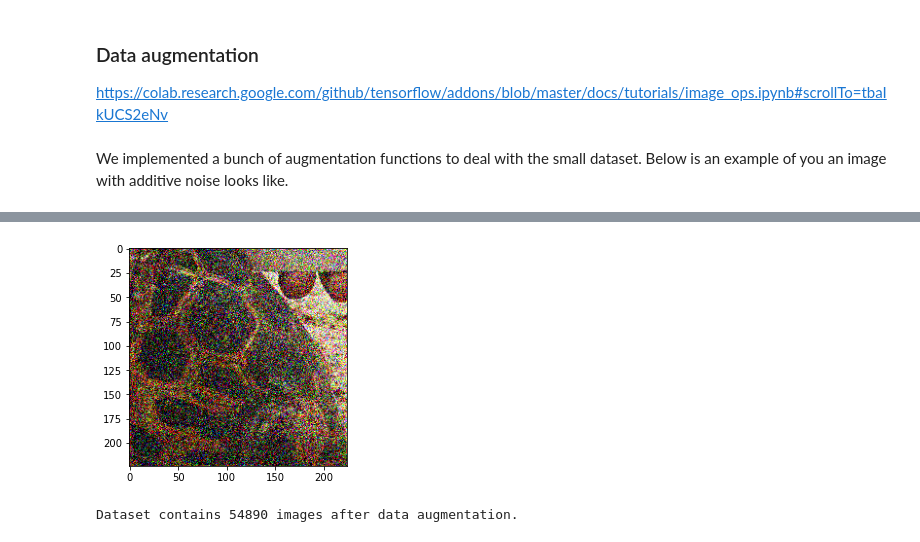
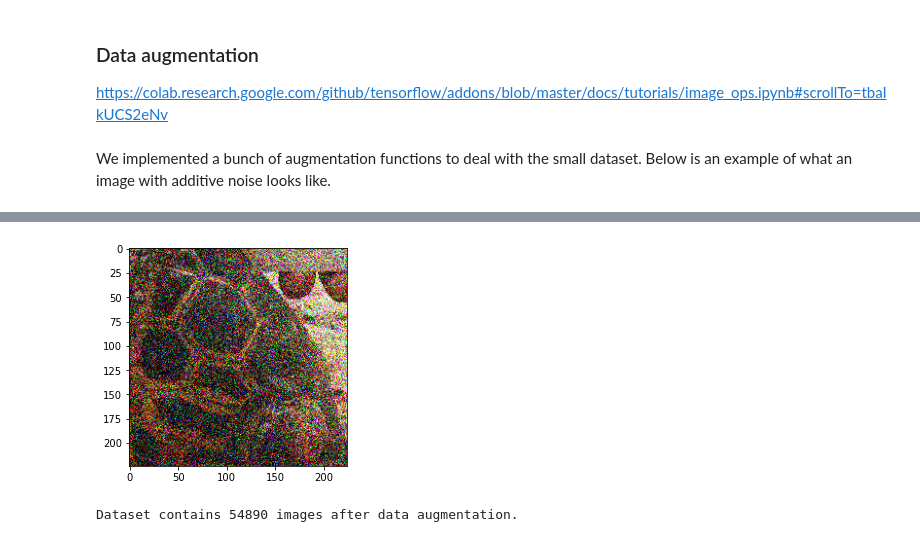
Before and after one commit to dhesenkamp/turtleRecall, a Jupyter notebook: turtleRecall.ipynb, the cells around one changed output, grey strips where cells are left out. Drawn from its saved outputs; the diff is of its cells as text; code cells hidden in the pictures.

```diff
--- a/turtleRecall.ipynb
+++ b/turtleRecall.ipynb
@@ -137,5 +137,5 @@ loaded_images[0]
 4990
 [figure]
 # %%
-ims = tf.stack([tf.convert_to_tensor(np.asarray(im, dtype=np.float32)) for im in loaded_images])
+ims = tf.stack([tf.convert_to_tensor(np.asarray(im), dtype=tf.float32) for im in loaded_images])
 labels = tf.stack(loaded_labels)
@@ -162,14 +155,14 @@ from functions.image_augmentation import rotate_images, apply_mean_filter, apply
 #tf.keras.preprocessing.image.random_channel_shift
 #tf.keras.preprocessing.image.random_brightness
 # %% [markdown]
-We implemented a bunch of augmentation functions to deal with the small dataset. Below is an example of you an image with additive noise looks like.
+We implemented a bunch of augmentation functions to deal with the small dataset. Below is an example of what an image with additive noise looks like.
 # %%
 %matplotlib inline
 
-ds_rotated = ds.map(lambda x,y: (x + tf.random.normal(x.shape, mean=0.0, stddev=0.3, dtype=tf.float32), y))
-ds_rotated = ds_rotated.map(lambda x,y: (tf.clip_by_value(x, 0.0, 1.0), y))
+example = ds.take(1).map(lambda x,y: (x + tf.random.normal(x.shape, mean=0.0, stddev=0.3, dtype=tf.float32), y))
+example = example.map(lambda x,y: (tf.clip_by_value(x, 0.0, 1.0), y))
 
-for elem in ds_rotated.take(1):
+for elem in example.take(1):
     im, label = elem
 plt.imshow(im)
 plt.show()
@@ -177,4 +171,4 @@ plt.show()
-[figure, old version]
+[figure, new version]
 # %%
 ds_rotated = rotate_images(ds)
 ds_gaussian = apply_gaussian_filter(ds)
```
Also changed, not shown: parts of 5 cells of this notebook.
